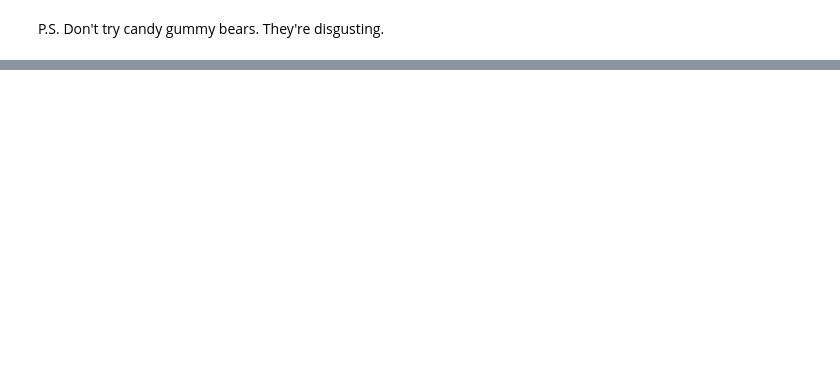
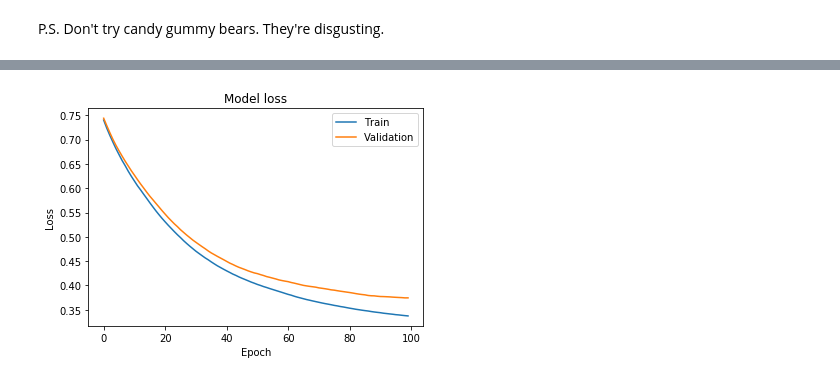
Before and after one commit to bloominstituteoftechnology/DS-Unit-4-Sprint-2-Neural-Networks, a Jupyter notebook: Sprint Challenge/LS_DS_Unit_4_Sprint_Challenge_2.ipynb, the cells around one changed output, grey strips where cells are left out. Saved outputs shown, nothing was run; the diff lists cells and outputs as text; code cells hidden in the pictures; blank space fills up the shorter version.

```diff
--- a/Sprint Challenge/LS_DS_Unit_4_Sprint_Challenge_2.ipynb
+++ b/Sprint Challenge/LS_DS_Unit_4_Sprint_Challenge_2.ipynb
@@ -252,0 +527,4 @@ df.head()
+# %%
+# Define inputs, target output.
+X = scaler.fit_transform(df.drop(columns='target').values)
+y = df['target'].values
@@ -252,0 +538,11 @@ df.head()
+# %%
+# Instantiate baseline model.
+baseline_model = keras.Sequential([
+    keras.layers.Dense(4, activation='relu', input_shape=((X.shape[1],))),
+    keras.layers.Dense(1, activation='sigmoid')
+])
+# %%
+# Compile baseline model.
+baseline_model.compile(optimizer='adam',
+                       loss='binary_crossentropy',
+                       metrics=['acc'])
@@ -252,0 +553,6 @@ df.head()
+# %%
+baseline_history = baseline_model.fit(X,
+                                      y,
+                                      validation_split=0.1,
+                                      epochs=100,
+                                      verbose=True)
@@ -252,0 +577,11 @@ df.head()
+# %%
+# Plot training & validation loss values
+plt.plot(baseline_history.history['loss'])
+plt.plot(baseline_history.history['val_loss'])
+plt.title('Model loss')
+plt.ylabel('Loss')
+plt.xlabel('Epoch')
+plt.legend(['Train', 'Validation'], loc='best')
+plt.show()
+# %% [output]
+[figure, added]
```
Also changed, not shown: parts of 24 cells of this notebook.
